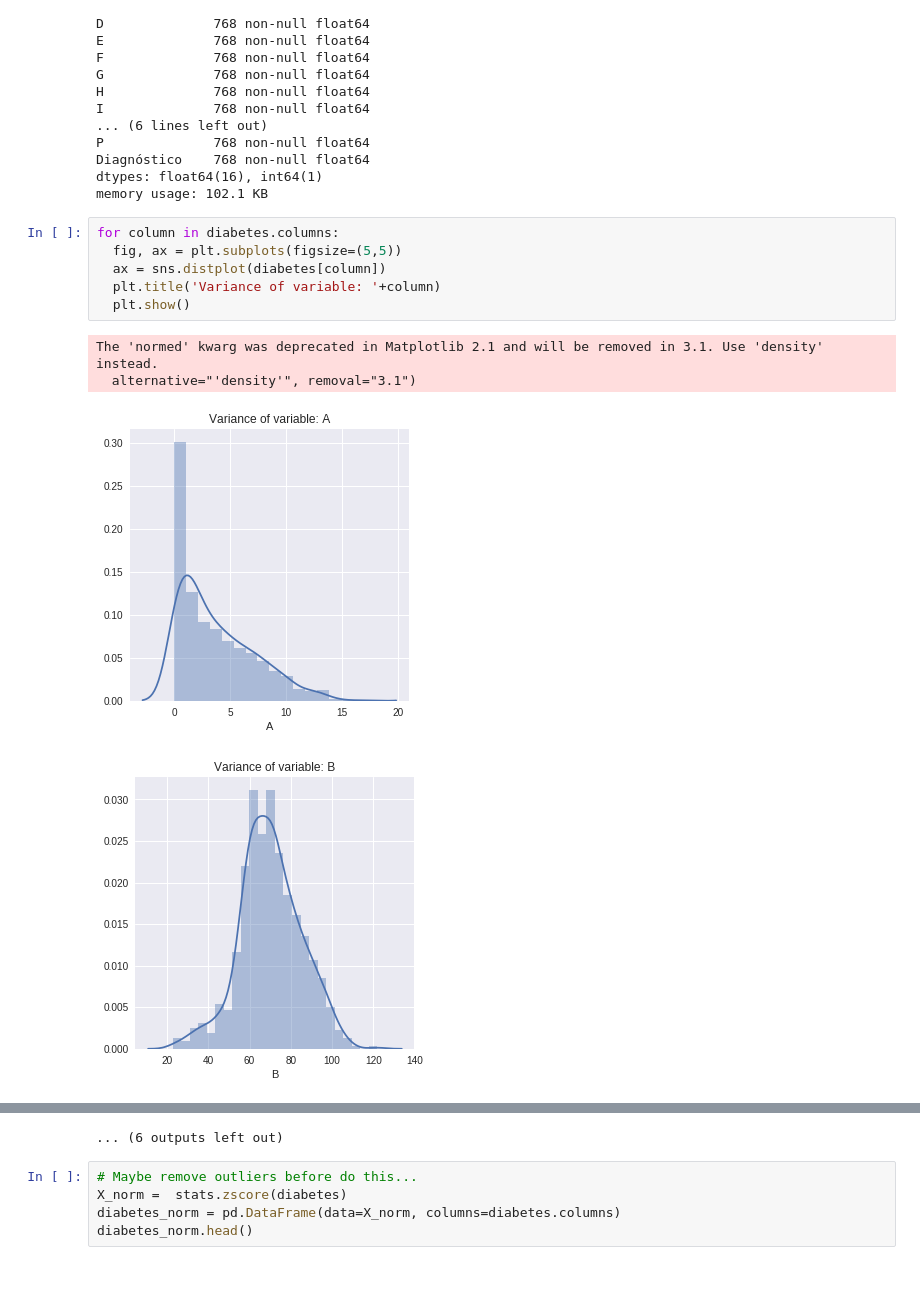
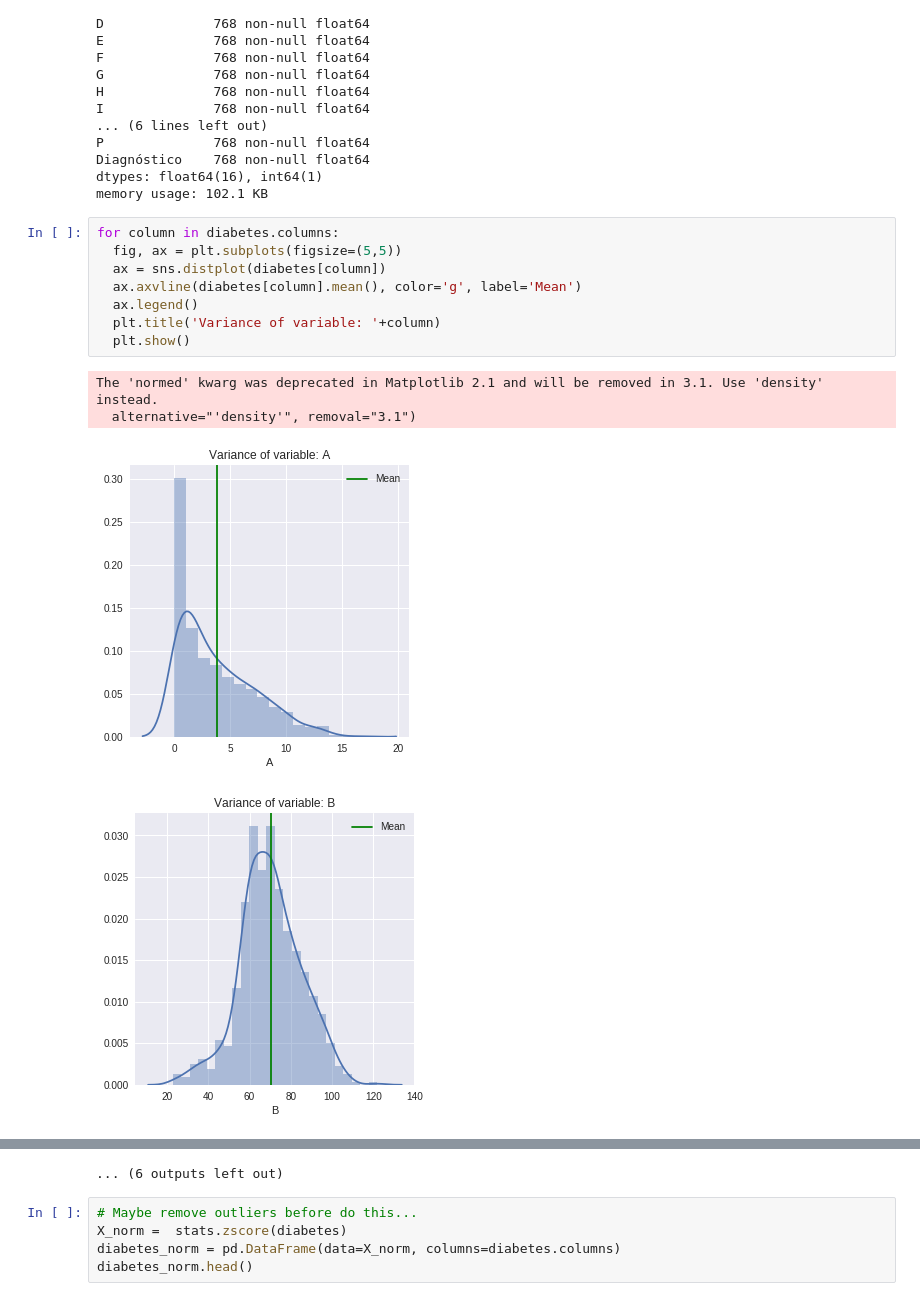
Before and after one commit to carvalheirafc/deep_learning_stuff, a Jupyter notebook: diabetes_stats_analysis.ipynb, the cells around one changed output, grey strips where cells are left out. Cells and saved outputs as stored; diff of their text form.

```diff
--- a/diabetes_stats_analysis.ipynb
+++ b/diabetes_stats_analysis.ipynb
@@ -34,11 +34,13 @@ memory usage: 102.1 KB
 # %%
 for column in diabetes.columns:
   fig, ax = plt.subplots(figsize=(5,5))
   ax = sns.distplot(diabetes[column])
+  ax.axvline(diabetes[column].mean(), color='g', label='Mean')
+  ax.legend()
   plt.title('Variance of variable: '+column)
   plt.show()
 # %% [output]
 The 'normed' kwarg was deprecated in Matplotlib 2.1 and will be removed in 3.1. Use 'density' instead.
   alternative="'density'", removal="3.1")
-[figure, old version]
+[figure, new version]
-[figure, old version]
+[figure, new version]
```
Also changed, not shown: parts of 1 cell of this notebook.
